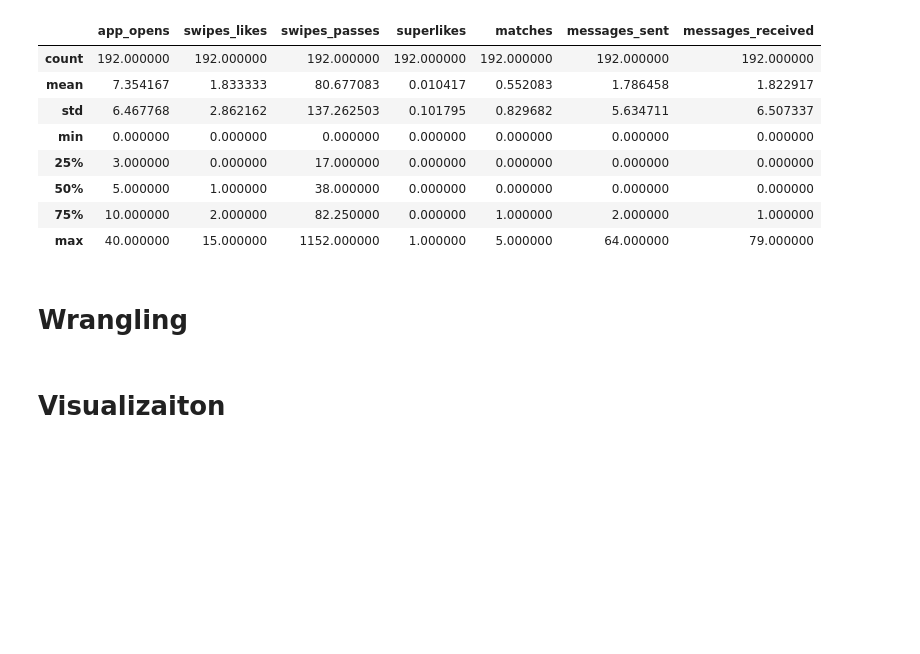
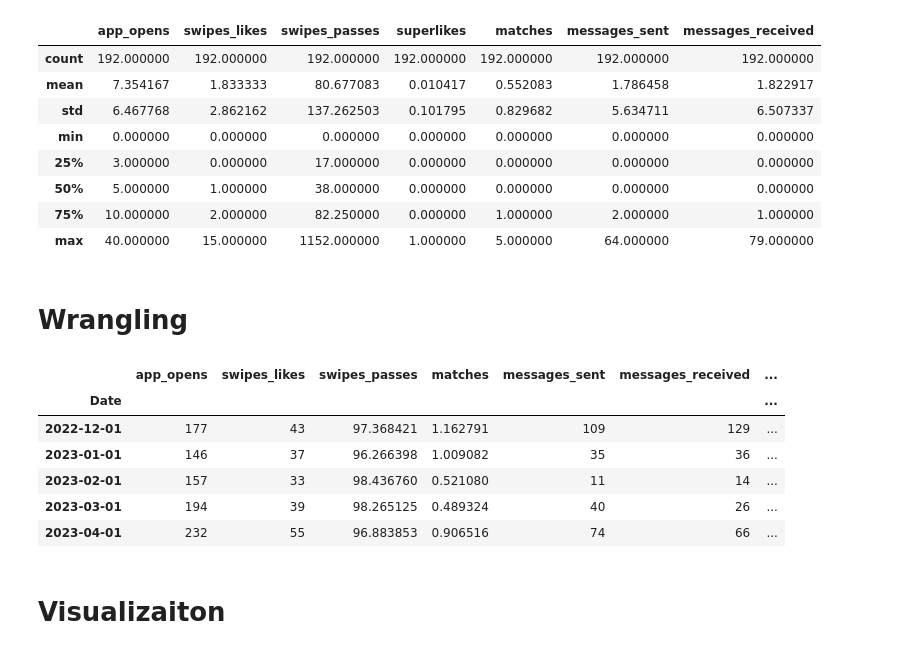
Before and after one commit to saminourji/TinderAnalysis, a Jupyter notebook: main.ipynb, the cells around one changed output. Cells and saved outputs as stored; diff of their text form; code cells hidden in the pictures; blank space fills up the shorter version.

```diff
--- a/main.ipynb
+++ b/main.ipynb
@@ -64,34 +64,43 @@ df_passes_weekly["matches_like_pct"] = 100*df_passes_weekly["matches"] / df_pass
 df_passes_weekly.fillna(0, inplace=True)
 df_passes_weekly = df_passes_weekly.replace([np.inf, -np.inf], 0)
 
 
 #MONTHLY STATS
 df_passes_matches_monthly_scaled = df.resample("MS").sum()
+df_passes_matches_monthly_scaled = df_passes_matches_monthly_scaled.drop(df_passes_matches_monthly_scaled.index[0])
 
 # df_passes_matches_monthly_scaled = df_passes_matches_monthly_scaled.drop("matches_cumsum")
 df_passes_matches_monthly_scaled["matches_cumsum"] = df_passes_matches_monthly_scaled["matches"].cumsum()
 
 nb_passes_matches = (df_passes_matches_monthly_scaled["swipes_likes"]  + df_passes_matches_monthly_scaled["swipes_passes"] )
 
 df_passes_matches_monthly_scaled["matches_like_pct"] = 100*df_passes_matches_monthly_scaled["matches"] / df_passes_matches_monthly_scaled["swipes_likes"]
 df_passes_matches_monthly_scaled["swipes_passes"] = 100*df_passes_matches_monthly_scaled["swipes_passes"] / nb_passes_matches
 df_passes_matches_monthly_scaled["swipes_likes_no_match"] = 100*df_passes_matches_monthly_scaled["swipes_likes_no_match"] / nb_passes_matches
 df_passes_matches_monthly_scaled["matches"] = 100*df_passes_matches_monthly_scaled["matches"] / nb_passes_matches
 df_passes_matches_monthly_scaled.fillna(0, inplace=True)
 df_passes_matches_monthly_scaled = df_passes_matches_monthly_scaled.replace([np.inf, -np.inf], 0)
 
 # df_likes_matches_monthly_scaled = df_passes_weekly.resample("MS").sum()
 
 # nb_likes_matches = (df_likes_matches_monthly_scaled["matches"] + df_likes_matches_monthly_scaled["swipes_likes"])
 
 # df_likes_matches_monthly_scaled["swipes_likes"] = 100*df_likes_matches_monthly_scaled["swipes_likes"] / nb_likes_matches
 # df_likes_matches_monthly_scaled["matches"] = 100*df_likes_matches_monthly_scaled["matches"] / nb_likes_matches
 
 
 # df.head(100)
 # df_passes_weekly.head()
-# df_passes_matches_monthly_scaled.head()
+df_passes_matches_monthly_scaled.head()
 # df = df.describe()
+# %% [output]
+|  | app_opens | swipes_likes | swipes_passes | matches | messages_sent | messages_received | ... |
+| Date |  |  |  |  |  |  | ... |
+| 2022-12-01 | 177 | 43 | 97.368421 | 1.162791 | 109 | 129 | ... |
+| 2023-01-01 | 146 | 37 | 96.266398 | 1.009082 | 35 | 36 | ... |
+| 2023-02-01 | 157 | 33 | 98.436760 | 0.521080 | 11 | 14 | ... |
+| 2023-03-01 | 194 | 39 | 98.265125 | 0.489324 | 40 | 26 | ... |
+| 2023-04-01 | 232 | 55 | 96.883853 | 0.906516 | 74 | 66 | ... |
 # %% [markdown]
 # Visualizaiton
 # %%
```
Also changed, not shown: parts of 1 cell of this notebook.
